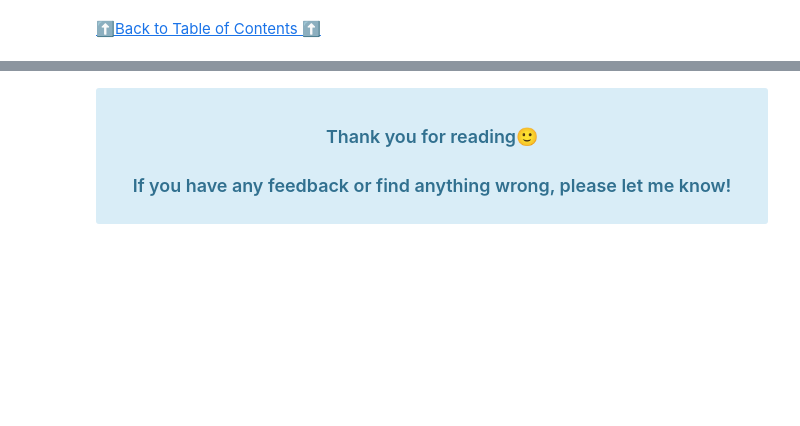
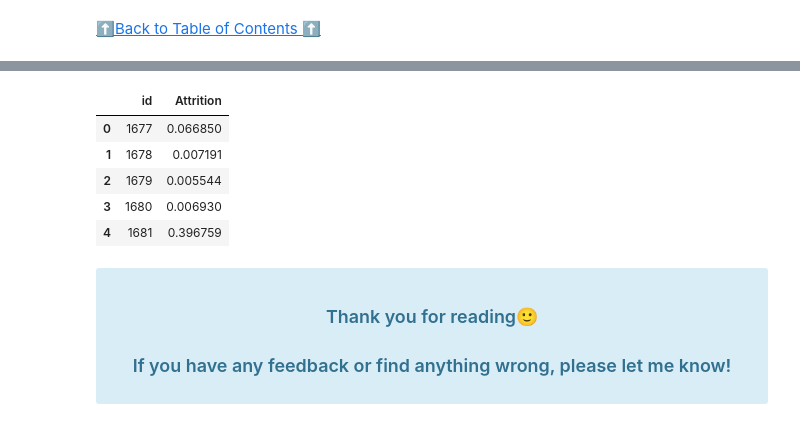
Before and after one commit to sanskar-hasija/kaggle, a Jupyter notebook: playground-s-3-e-3-eda-modelling.ipynb, the cells around one changed output, grey strips where cells are left out. Drawn from its saved outputs; the diff is of its cells as text; code cells hidden in the pictures; blank space fills up the shorter version.

```diff
--- a/playground-s-3-e-3-eda-modelling.ipynb
+++ b/playground-s-3-e-3-eda-modelling.ipynb
@@ -629,3 +683,16 @@ xgb_submission.head()
+# %%
+catb_submission = submission.copy()
+catb_submission[TARGET] = (catb_predictions + xgb_predictions + lgb_predictions)/3
+catb_submission.to_csv("catb-subs.csv",index=False)
+catb_submission.to_csv("submissions2.csv",index=False)
+catb_submission.head()
+# %% [output]
+|  | id | Attrition |
+| 0 | 1677 | 0.066850 |
+| 1 | 1678 | 0.007191 |
+| 2 | 1679 | 0.005544 |
+| 3 | 1680 | 0.006930 |
+| 4 | 1681 | 0.396759 |
 # %% [markdown]
 <div class="alert alert-block alert-info" style="font-size:14px; font-family:verdana; line-height: 1.7em;">
 
```
Also changed, not shown: parts of 6 cells of this notebook.
